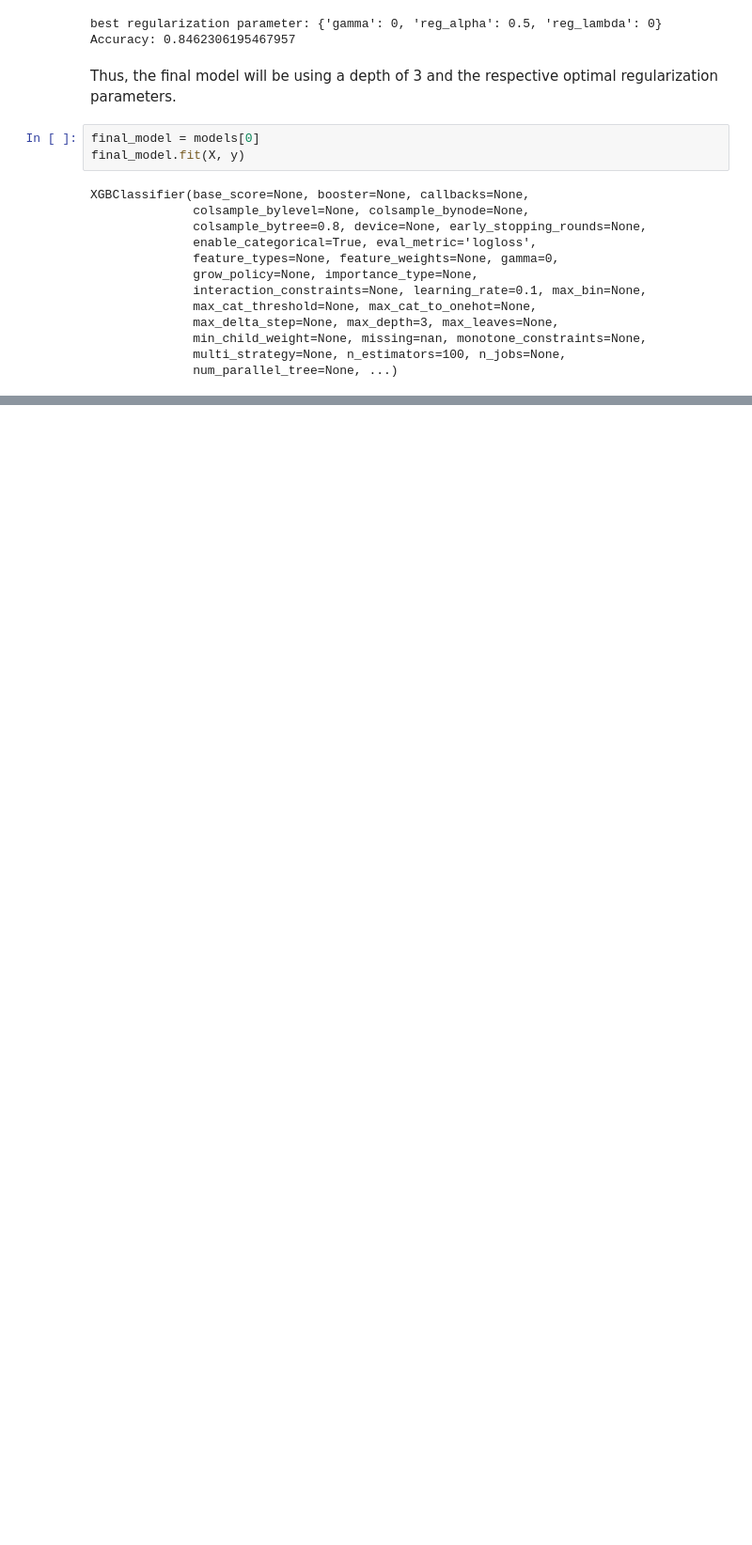
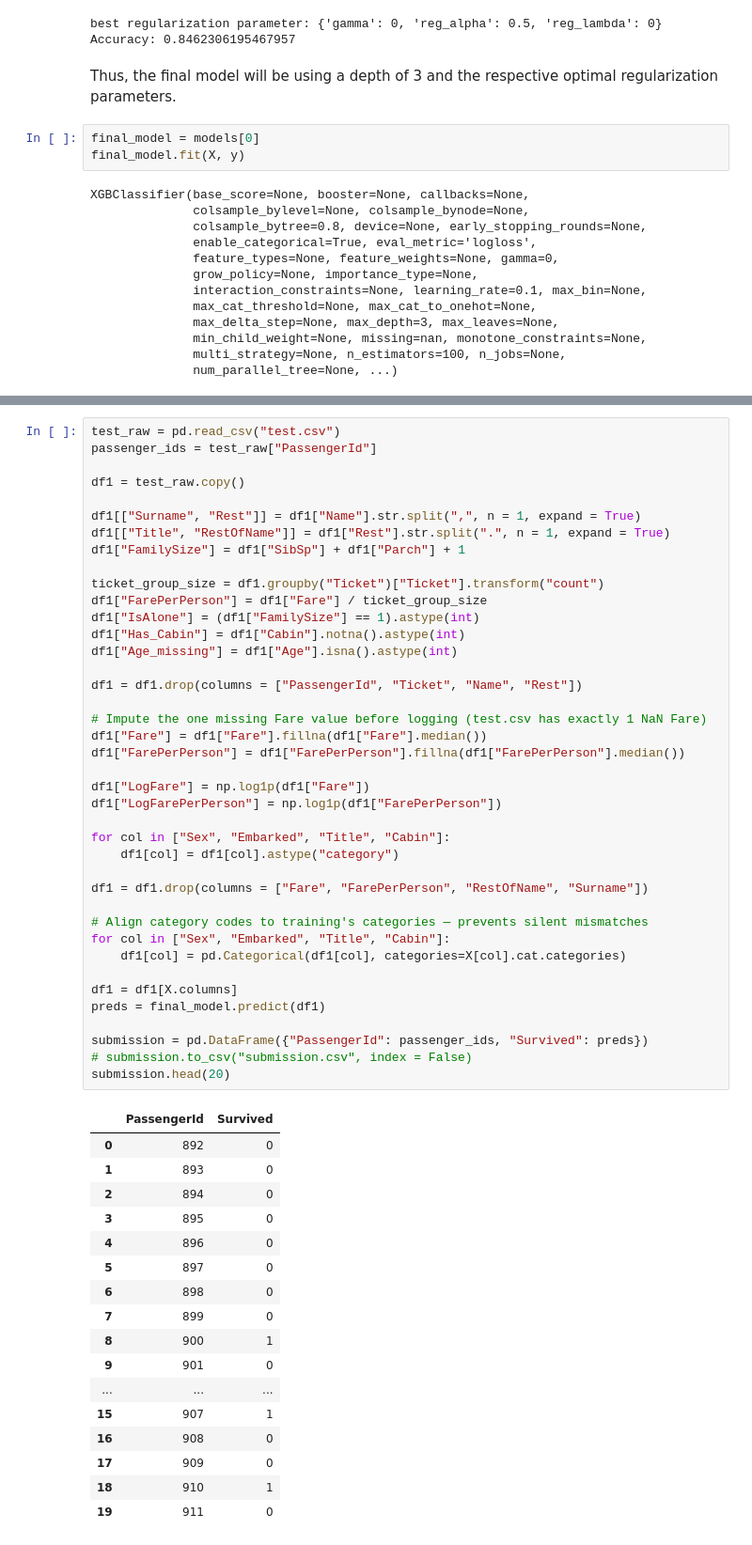
Before and after one commit to Yuze1734/Kaggle-Titanic-Classification, a Jupyter notebook: Gradient_Boosted_Tree.ipynb, the cells around one changed output, grey strips where cells are left out. Shown at 94% size. Cells and saved outputs as stored; diff of their text form; blank space fills up the shorter version.

Commit message:
predictions in

```diff
--- a/Gradient_Boosted_Tree.ipynb
+++ b/Gradient_Boosted_Tree.ipynb
@@ -261,0 +265,58 @@ XGBClassifier(base_score=None, booster=None, callbacks=None,
+# %%
+test_raw = pd.read_csv("test.csv")
+passenger_ids = test_raw["PassengerId"]
+
+df1 = test_raw.copy()
+
+df1[["Surname", "Rest"]] = df1["Name"].str.split(",", n = 1, expand = True)
+df1[["Title", "RestOfName"]] = df1["Rest"].str.split(".", n = 1, expand = True)
+df1["FamilySize"] = df1["SibSp"] + df1["Parch"] + 1
+
+ticket_group_size = df1.groupby("Ticket")["Ticket"].transform("count")
+df1["FarePerPerson"] = df1["Fare"] / ticket_group_size
+df1["IsAlone"] = (df1["FamilySize"] == 1).astype(int)
+df1["Has_Cabin"] = df1["Cabin"].notna().astype(int)
+df1["Age_missing"] = df1["Age"].isna().astype(int)
+
+df1 = df1.drop(columns = ["PassengerId", "Ticket", "Name", "Rest"])
+
+# Impute the one missing Fare value before logging (test.csv has exactly 1 NaN Fare)
+df1["Fare"] = df1["Fare"].fillna(df1["Fare"].median())
+df1["FarePerPerson"] = df1["FarePerPerson"].fillna(df1["FarePerPerson"].median())
+
+df1["LogFare"] = np.log1p(df1["Fare"])
+df1["LogFarePerPerson"] = np.log1p(df1["FarePerPerson"])
+
+for col in ["Sex", "Embarked", "Title", "Cabin"]:
+    df1[col] = df1[col].astype("category")
+
+df1 = df1.drop(columns = ["Fare", "FarePerPerson", "RestOfName", "Surname"])
+
+# Align category codes to training's categories — prevents silent mismatches
+for col in ["Sex", "Embarked", "Title", "Cabin"]:
+    df1[col] = pd.Categorical(df1[col], categories=X[col].cat.categories)
+
+df1 = df1[X.columns]
+preds = final_model.predict(df1)
+
+submission = pd.DataFrame({"PassengerId": passenger_ids, "Survived": preds})
+# submission.to_csv("submission.csv", index = False)
+submission.head(20)
+# %% [output]
+|  | PassengerId | Survived |
+| 0 | 892 | 0 |
+| 1 | 893 | 0 |
+| 2 | 894 | 0 |
+| 3 | 895 | 0 |
+| 4 | 896 | 0 |
+| 5 | 897 | 0 |
+| 6 | 898 | 0 |
+| 7 | 899 | 0 |
+| 8 | 900 | 1 |
+| 9 | 901 | 0 |
+| ... | ... | ... |
+| 15 | 907 | 1 |
+| 16 | 908 | 0 |
+| 17 | 909 | 0 |
+| 18 | 910 | 1 |
+| 19 | 911 | 0 |
```
Also changed, not shown: parts of 1 cell of this notebook, 1 other file.
